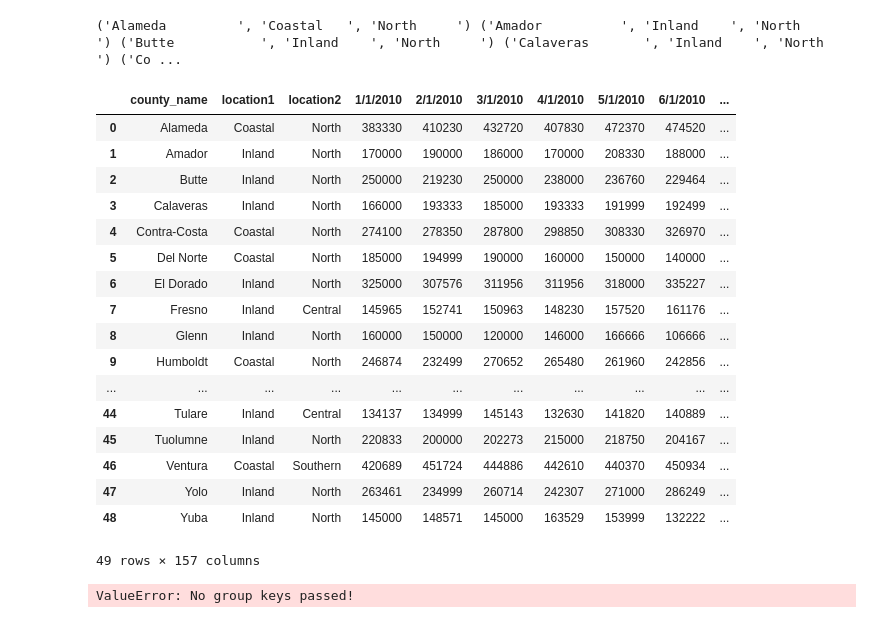
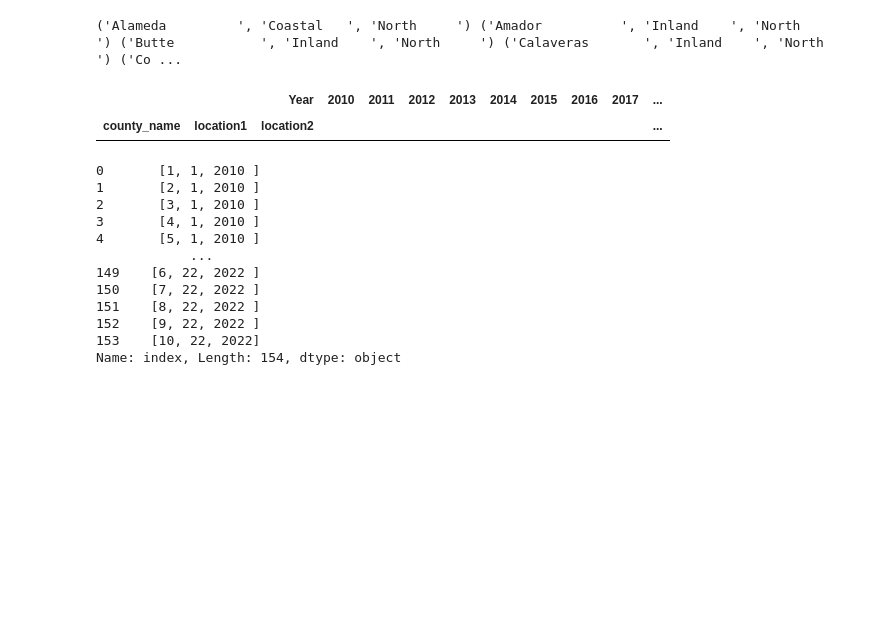
Before and after one commit to davidixonn/CaliforniaDreaming, a Jupyter notebook: Median_Housing_Data_cleanup_DRAFT.ipynb, the cells around one changed output. Saved outputs shown, nothing was run; the diff lists cells and outputs as text; code cells hidden in the pictures; blank space fills up the shorter version.

Commit message:
updating Median_Housing_Data_cleanup_DRAFT

```diff
--- a/Median_Housing_Data_cleanup_DRAFT.ipynb
+++ b/Median_Housing_Data_cleanup_DRAFT.ipynb
@@ -85,36 +103,36 @@ for row in median_housing_copy.index:
 # %% [output]
 ('Alameda         ', 'Coastal   ', 'North     ') ('Amador          ', 'Inland    ', 'North     ') ('Butte           ', 'Inland    ', 'North     ') ('Calaveras       ', 'Inland    ', 'North     ') ('Co ...
 # %%
-housing_reset = median_housing_copy.reset_index()
-housing_reset
- for row in housing_drp.index:
-     print(row, end = " ")
-#housing_year = housing_reset['index'].str.split(pat='/')
-#rent_year2 = []
+housing_tr = median_housing_copy.transpose()
+#housing_tr
+housing_reset = housing_tr.reset_index()
+#housing_reset
+housing_year = housing_reset['index'].str.split(pat='/')
 #housing_year
-#for x in housing_year:
-    #rent_year2.append(x[2])
+rent_year2 = []
+housing_year
+for x in housing_year:
+     rent_year2.append(x[2])
+
+housing_tr['Year'] = rent_year2
+housing_grp =housing_tr.groupby(['Year']).mean()
+housing_clean = housing_grp.transpose()
+housing_clean
 # %% [output]
-|  | county_name | location1 | location2 | 1/1/2010 | 2/1/2010 | 3/1/2010 | 4/1/2010 | 5/1/2010 | 6/1/2010 | ... |
-| 0 | Alameda | Coastal | North | 383330 | 410230 | 432720 | 407830 | 472370 | 474520 | ... |
-| 1 | Amador | Inland | North | 170000 | 190000 | 186000 | 170000 | 208330 | 188000 | ... |
-| 2 | Butte | Inland | North | 250000 | 219230 | 250000 | 238000 | 236760 | 229464 | ... |
-| 3 | Calaveras | Inland | North | 166000 | 193333 | 185000 | 193333 | 191999 | 192499 | ... |
-| 4 | Contra-Costa | Coastal | North | 274100 | 278350 | 287800 | 298850 | 308330 | 326970 | ... |
-| 5 | Del Norte | Coastal | North | 185000 | 194999 | 190000 | 160000 | 150000 | 140000 | ... |
-| 6 | El Dorado | Inland | North | 325000 | 307576 | 311956 | 311956 | 318000 | 335227 | ... |
-| 7 | Fresno | Inland | Central | 145965 | 152741 | 150963 | 148230 | 157520 | 161176 | ... |
-| 8 | Glenn | Inland | North | 160000 | 150000 | 120000 | 146000 | 166666 | 106666 | ... |
-| 9 | Humboldt | Coastal | North | 246874 | 232499 | 270652 | 265480 | 261960 | 242856 | ... |
-| ... | ... | ... | ... | ... | ... | ... | ... | ... | ... | ... |
-| 44 | Tulare | Inland | Central | 134137 | 134999 | 145143 | 132630 | 141820 | 140889 | ... |
-| 45 | Tuolumne | Inland | North | 220833 | 200000 | 202273 | 215000 | 218750 | 204167 | ... |
-| 46 | Ventura | Coastal | Southern | 420689 | 451724 | 444886 | 442610 | 440370 | 450934 | ... |
-| 47 | Yolo | Inland | North | 263461 | 234999 | 260714 | 242307 | 271000 | 286249 | ... |
-| 48 | Yuba | Inland | North | 145000 | 148571 | 145000 | 163529 | 153999 | 132222 | ... |
+|  |  | Year | 2010 | 2011 | 2012 | 2013 | 2014 | 2015 | 2016 | 2017 | ... |
+| county_name | location1 | location2 |  |  |  |  |  |  |  |  | ... |
-49 rows × 157 columns
-# %%
-housing_grp = housing_drp2.groupby([''])
-housing_grp
-# %% [output]
-ValueError: No group keys passed!
+# %%
+housing_year
+# %% [output]
+0       [1, 1, 2010 ]
+1       [2, 1, 2010 ]
+2       [3, 1, 2010 ]
+3       [4, 1, 2010 ]
+4       [5, 1, 2010 ]
+            ...
+149    [6, 22, 2022 ]
+150    [7, 22, 2022 ]
+151    [8, 22, 2022 ]
+152    [9, 22, 2022 ]
+153    [10, 22, 2022]
+Name: index, Length: 154, dtype: object
```
Also changed, not shown: parts of 1 cell of this notebook, 4 other files.
